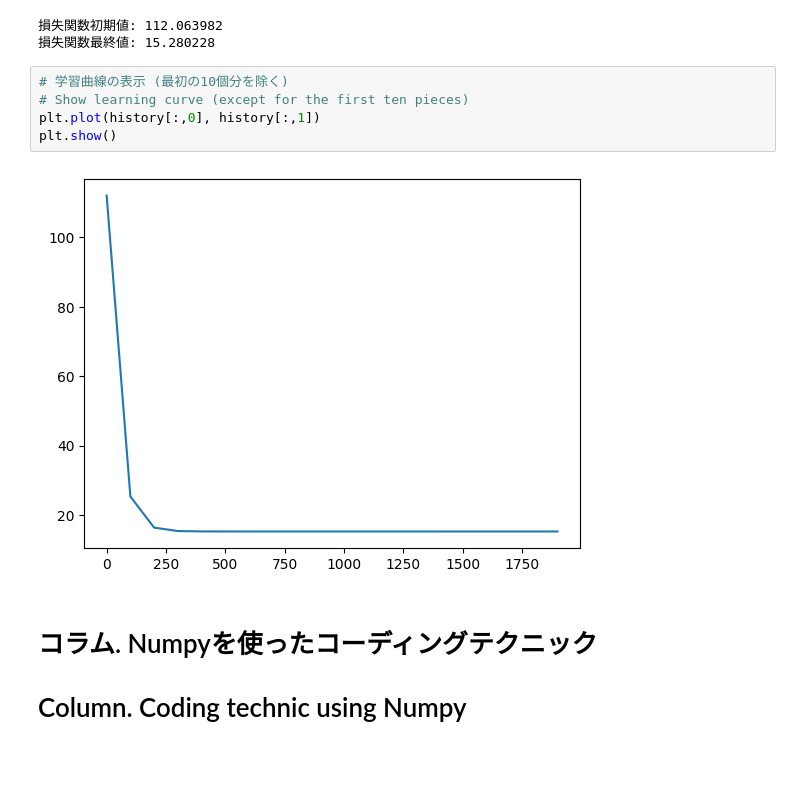
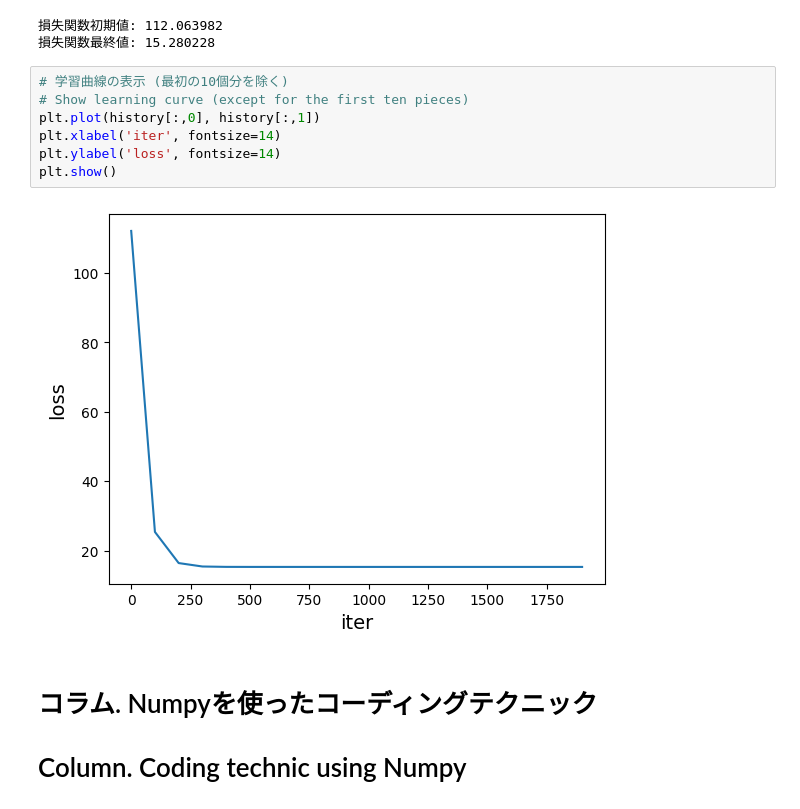
Before and after one commit to MatsukawaGenta/genmai-training, a Jupyter notebook: Math_of_deeplearnig/notebooks/07_regression.ipynb, the cells around one changed output. Drawn from its saved outputs; the diff is of its cells as text; blank space fills up the shorter version.

```diff
--- a/Math_of_deeplearnig/notebooks/07_regression.ipynb
+++ b/Math_of_deeplearnig/notebooks/07_regression.ipynb
@@ -366,10 +465,12 @@ print('損失関数最終値: %f' % history[-1,1])
 # %%
 # 学習曲線の表示 (最初の10個分を除く)
 # Show learning curve (except for the first ten pieces)
 plt.plot(history[:,0], history[:,1])
+plt.xlabel('iter', fontsize=14)
+plt.ylabel('loss', fontsize=14)
 plt.show()
 # %% [output]
-[figure, old version]
+[figure, new version]
 # %% [markdown]
 # コラム. Numpyを使ったコーディングテクニック
 # Column. Coding technic using Numpy
```
Also changed, not shown: parts of 9 cells of this notebook.
